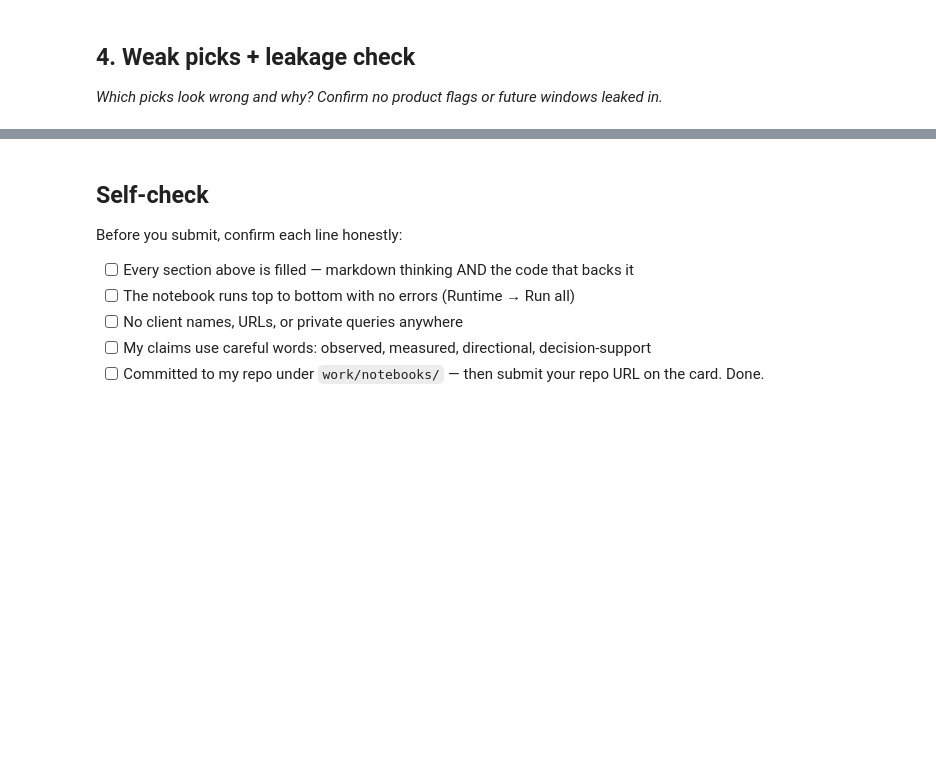
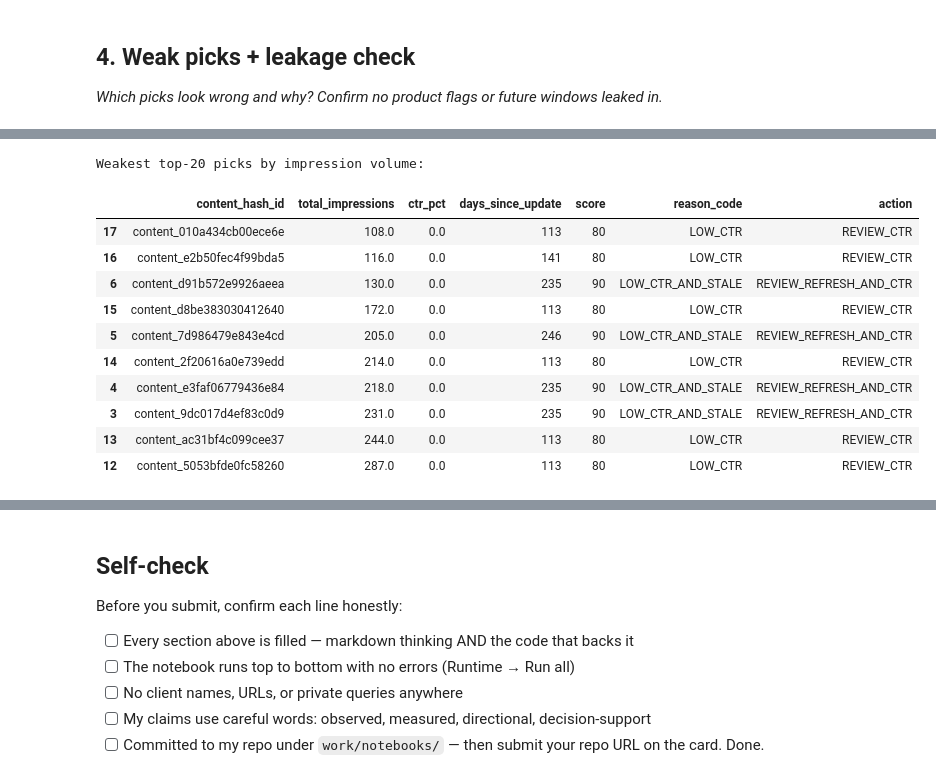
Before and after one commit to Chisman001/ML-internship-starter, a Jupyter notebook: work/notebooks/w04_baseline_score.ipynb, the cells around one changed output, grey strips where cells are left out. Saved outputs shown, nothing was run; the diff lists cells and outputs as text; code cells hidden in the pictures; blank space fills up the shorter version.

```diff
--- a/work/notebooks/w04_baseline_score.ipynb
+++ b/work/notebooks/w04_baseline_score.ipynb
@@ -36,0 +598,73 @@ This skeleton is yours to fill. Work the sections **in order** — each one has
+# %%
+# This cell is for CODE (numbers, a query, a check).
+# Write your text answer in the cell ABOVE this one — typing sentences here breaks Run All.
+
+# Section 4: weak-pick and leakage checks
+
+# Show the weakest top-20 picks by impression volume
+weak_picks = top20[
+    ["content_hash_id", "total_impressions", "ctr_pct",
+     "days_since_update", "score", "reason_code", "action"]
+].sort_values("total_impressions").head(10)
+
+print("Weakest top-20 picks by impression volume:")
+display(weak_picks)
+
+
+# Confirm the baseline output columns
+print("\nBaseline output columns:")
+print(list(queue.columns))
+
+
+# Check for fields that would indicate future labels or product flags
+leakage_terms = [
+    "label",
+    "future",
+    "product_flag",
+    "flag",
+    "outcome"
+]
+
+possible_leakage_columns = [
+    col for col in queue.columns
+    if any(term in col.lower() for term in leakage_terms)
+]
+
+print("\nPossible leakage columns:")
+print(possible_leakage_columns)
+
+assert len(possible_leakage_columns) == 0, (
+    f"Potential leakage columns found: {possible_leakage_columns}"
+)
+
+print("\nLeakage check: PASS")
+print("No future-label or product-flag columns are present in the baseline output.")
+
+# Confirm the actual scoring inputs
+scoring_inputs = [
+    "total_impressions",
+    "total_clicks",
+    "ctr_pct",
+    "avg_position",
+    "days_since_update"
+]
+
+print("\nScoring inputs:")
+print(scoring_inputs)
+
+print("\nLeakage check: PASS")
+print("The baseline score uses observed performance and content freshness signals only.")
+print("No future labels, future-window metrics, or product flags are used.")
+# %% [output]
+Weakest top-20 picks by impression volume:
+|  | content_hash_id | total_impressions | ctr_pct | days_since_update | score | reason_code | action |
+| 17 | content_010a434cb00ece6e | 108.0 | 0.0 | 113 | 80 | LOW_CTR | REVIEW_CTR |
+| 16 | content_e2b50fec4f99bda5 | 116.0 | 0.0 | 141 | 80 | LOW_CTR | REVIEW_CTR |
+| 6 | content_d91b572e9926aeea | 130.0 | 0.0 | 235 | 90 | LOW_CTR_AND_STALE | REVIEW_REFRESH_AND_CTR |
+| 15 | content_d8be383030412640 | 172.0 | 0.0 | 113 | 80 | LOW_CTR | REVIEW_CTR |
+| 5 | content_7d986479e843e4cd | 205.0 | 0.0 | 246 | 90 | LOW_CTR_AND_STALE | REVIEW_REFRESH_AND_CTR |
+| 14 | content_2f20616a0e739edd | 214.0 | 0.0 | 113 | 80 | LOW_CTR | REVIEW_CTR |
+| 4 | content_e3faf06779436e84 | 218.0 | 0.0 | 235 | 90 | LOW_CTR_AND_STALE | REVIEW_REFRESH_AND_CTR |
+| 3 | content_9dc017d4ef83c0d9 | 231.0 | 0.0 | 235 | 90 | LOW_CTR_AND_STALE | REVIEW_REFRESH_AND_CTR |
+| 13 | content_ac31bf4c099cee37 | 244.0 | 0.0 | 113 | 80 | LOW_CTR | REVIEW_CTR |
+| 12 | content_5053bfde0fc58260 | 287.0 | 0.0 | 113 | 80 | LOW_CTR | REVIEW_CTR |
```
Also changed, not shown: parts of 26 cells of this notebook.
